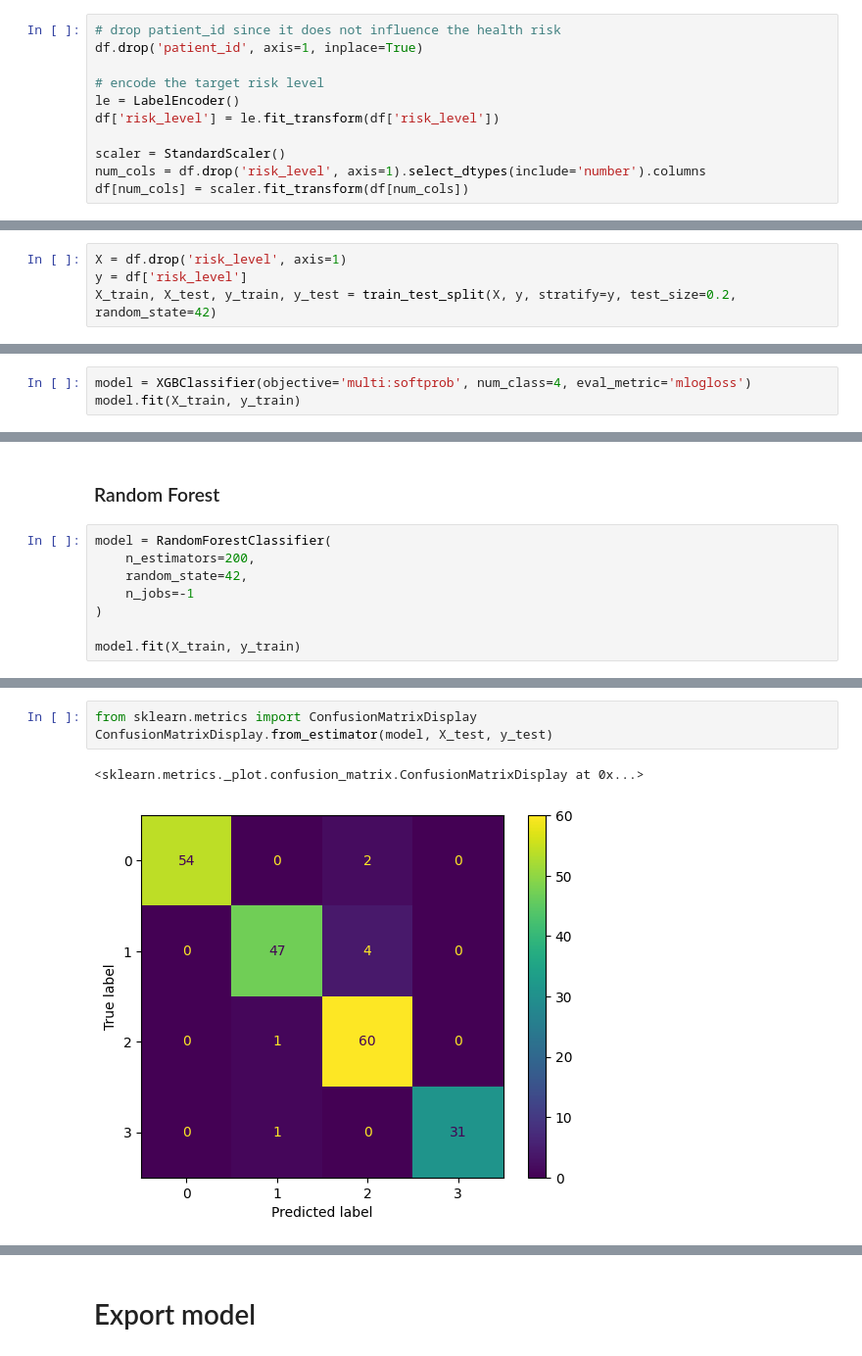
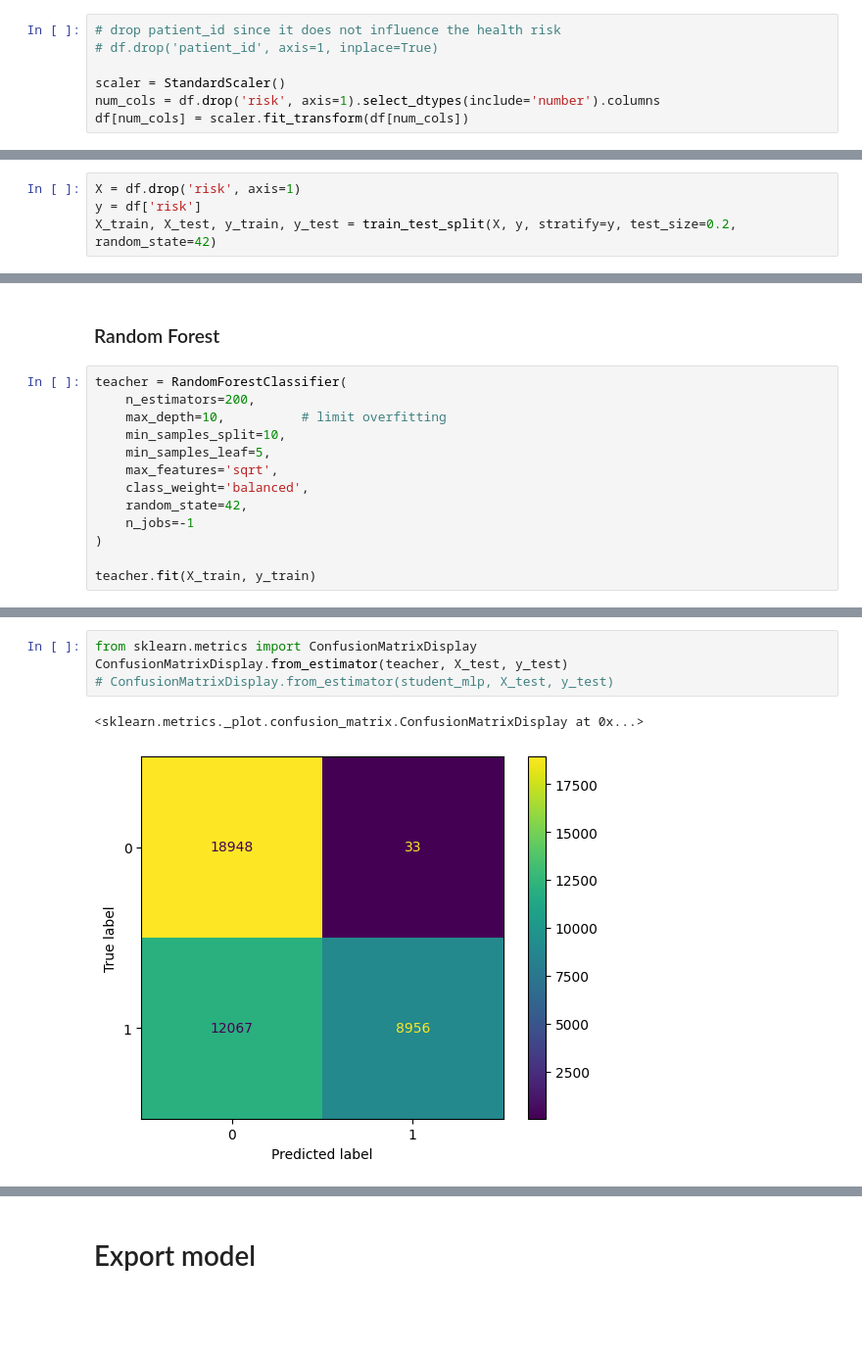
Before and after one commit to D4GenHackathon/llm-intent-orchestration, a Jupyter notebook: src/tasks/Edge_Detection/cloud/cloud_model.ipynb, the cells around one changed output, grey strips where cells are left out. Shown at 98% size. Cells and saved outputs as stored; diff of their text form; blank space fills up the shorter version.

Commit message:
feat: add versioned cloud models and distillation for edge inference

```diff
--- a/src/tasks/Edge_Detection/cloud/cloud_model.ipynb
+++ b/src/tasks/Edge_Detection/cloud/cloud_model.ipynb
@@ -98,13 +134,9 @@ print(df['consciousness'].isnull().sum())
 # %%
 # drop patient_id since it does not influence the health risk
-df.drop('patient_id', axis=1, inplace=True)
-
-# encode the target risk level
-le = LabelEncoder()
-df['risk_level'] = le.fit_transform(df['risk_level'])
+# df.drop('patient_id', axis=1, inplace=True)
 
 scaler = StandardScaler()
-num_cols = df.drop('risk_level', axis=1).select_dtypes(include='number').columns
+num_cols = df.drop('risk', axis=1).select_dtypes(include='number').columns
 df[num_cols] = scaler.fit_transform(df[num_cols])
 # %% [markdown]
 Cross-correlation
@@ -116,6 +148,6 @@ sns.heatmap(df.corr(), annot=True, cmap='coolwarm')
 # %% [markdown]
 # Training and evaluating model
 # %%
-X = df.drop('risk_level', axis=1)
-y = df['risk_level']
+X = df.drop('risk', axis=1)
+y = df['risk']
 X_train, X_test, y_train, y_test = train_test_split(X, y, stratify=y, test_size=0.2, random_state=42)
@@ -124,3 +153,0 @@ X_train, X_test, y_train, y_test = train_test_split(X, y, stratify=y, test_size=
-# %%
-model = XGBClassifier(objective='multi:softprob', num_class=4, eval_metric='mlogloss')
-model.fit(X_train, y_train)
@@ -164,11 +154,16 @@ Model Accuracy: 95.00%
 # %% [markdown]
 ### Random Forest
 # %%
-model = RandomForestClassifier(
+teacher = RandomForestClassifier(
     n_estimators=200,
+    max_depth=10,          # limit overfitting
+    min_samples_split=10,
+    min_samples_leaf=5,
+    max_features='sqrt',
+    class_weight='balanced',
     random_state=42,
     n_jobs=-1
 )
 
-model.fit(X_train, y_train)
+teacher.fit(X_train, y_train)
 # %% [output]
@@ -191,7 +298,8 @@ weighted avg       0.96      0.96      0.96       200
 # %%
 from sklearn.metrics import ConfusionMatrixDisplay
-ConfusionMatrixDisplay.from_estimator(model, X_test, y_test)
+ConfusionMatrixDisplay.from_estimator(teacher, X_test, y_test)
+# ConfusionMatrixDisplay.from_estimator(student_mlp, X_test, y_test)
 # %% [output]
 <sklearn.metrics._plot.confusion_matrix.ConfusionMatrixDisplay at 0x...>
-[figure, old version]
+[figure, new version]
 # %%
```
Also changed, not shown: parts of 27 cells of this notebook, 10 other files.
